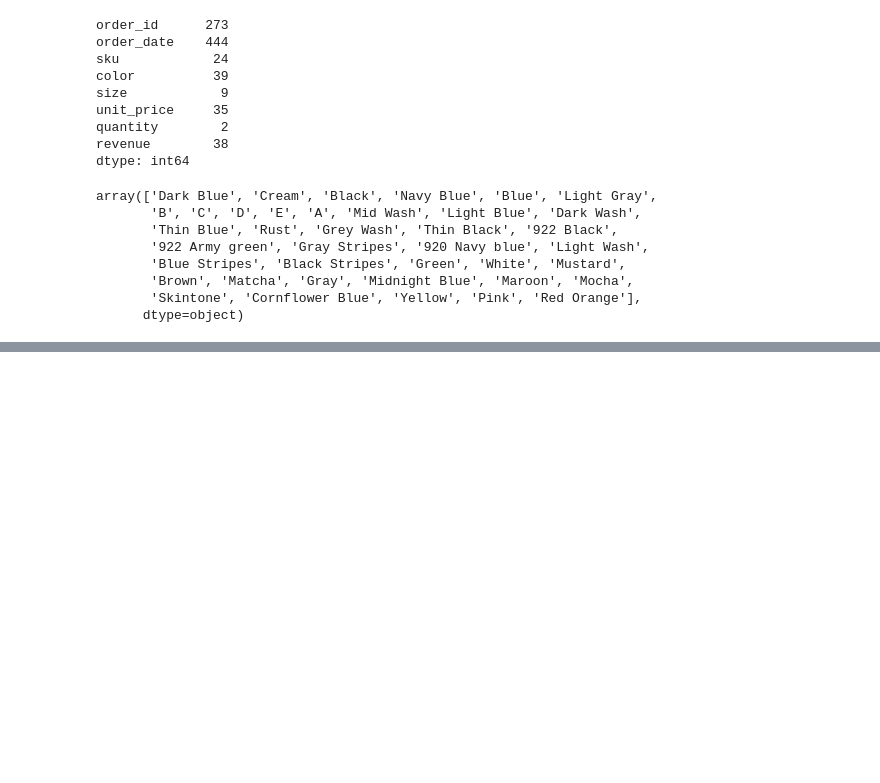
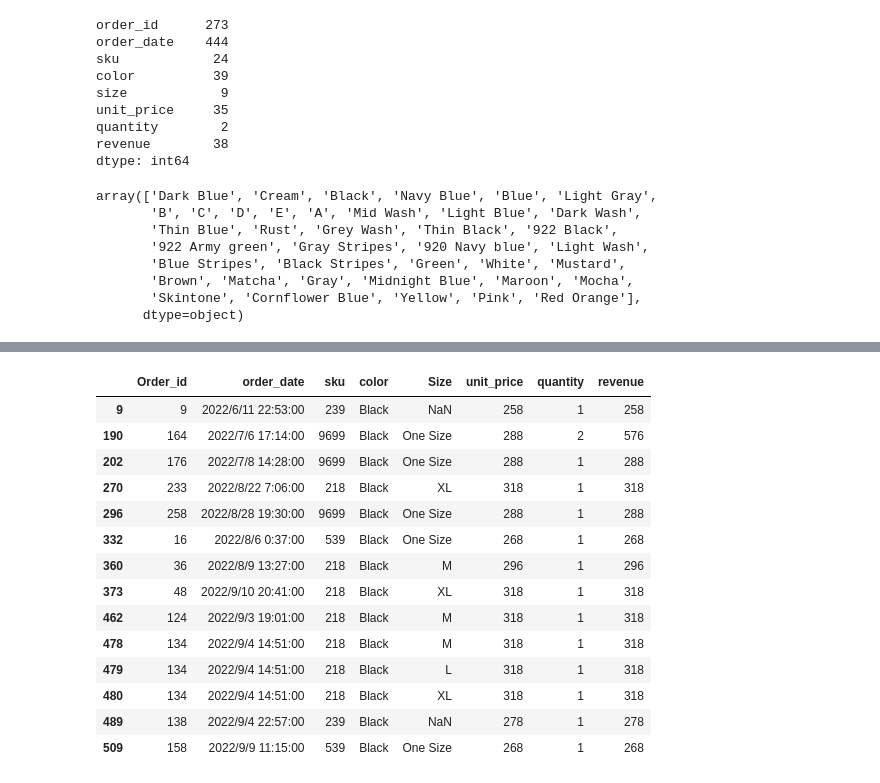
Before and after one commit to nayana142/Data-Science-Progression, a Jupyter notebook: 2. Pandas/Women_clothing.ipynb, the cells around one changed output, grey strips where cells are left out. Drawn from its saved outputs; the diff is of its cells as text; code cells hidden in the pictures; blank space fills up the shorter version.

```diff
--- a/2. Pandas/Women_clothing.ipynb
+++ b/2. Pandas/Women_clothing.ipynb
@@ -547,0 +603,2 @@ array(['Dark Blue', 'Cream', 'Black', 'Navy Blue', 'Blue', 'Light Gray',
+# %%
+data['sku']=data['sku'].astype('int64')
@@ -547,0 +1070,18 @@ array(['Dark Blue', 'Cream', 'Black', 'Navy Blue', 'Blue', 'Light Gray',
+# %%
+data[data['color']=='Black']
+# %% [output]
+|  | Order_id | order_date | sku | color | Size | unit_price | quantity | revenue |
+| 9 | 9 | 2022/6/11 22:53:00 | 239 | Black | NaN | 258 | 1 | 258 |
+| 190 | 164 | 2022/7/6 17:14:00 | 9699 | Black | One Size | 288 | 2 | 576 |
+| 202 | 176 | 2022/7/8 14:28:00 | 9699 | Black | One Size | 288 | 1 | 288 |
+| 270 | 233 | 2022/8/22 7:06:00 | 218 | Black | XL | 318 | 1 | 318 |
+| 296 | 258 | 2022/8/28 19:30:00 | 9699 | Black | One Size | 288 | 1 | 288 |
+| 332 | 16 | 2022/8/6 0:37:00 | 539 | Black | One Size | 268 | 1 | 268 |
+| 360 | 36 | 2022/8/9 13:27:00 | 218 | Black | M | 296 | 1 | 296 |
+| 373 | 48 | 2022/9/10 20:41:00 | 218 | Black | XL | 318 | 1 | 318 |
+| 462 | 124 | 2022/9/3 19:01:00 | 218 | Black | M | 318 | 1 | 318 |
+| 478 | 134 | 2022/9/4 14:51:00 | 218 | Black | M | 318 | 1 | 318 |
+| 479 | 134 | 2022/9/4 14:51:00 | 218 | Black | L | 318 | 1 | 318 |
+| 480 | 134 | 2022/9/4 14:51:00 | 218 | Black | XL | 318 | 1 | 318 |
+| 489 | 138 | 2022/9/4 22:57:00 | 239 | Black | NaN | 278 | 1 | 278 |
+| 509 | 158 | 2022/9/9 11:15:00 | 539 | Black | One Size | 268 | 1 | 268 |
```
Also changed, not shown: parts of 117 cells of this notebook, 18 other files.
